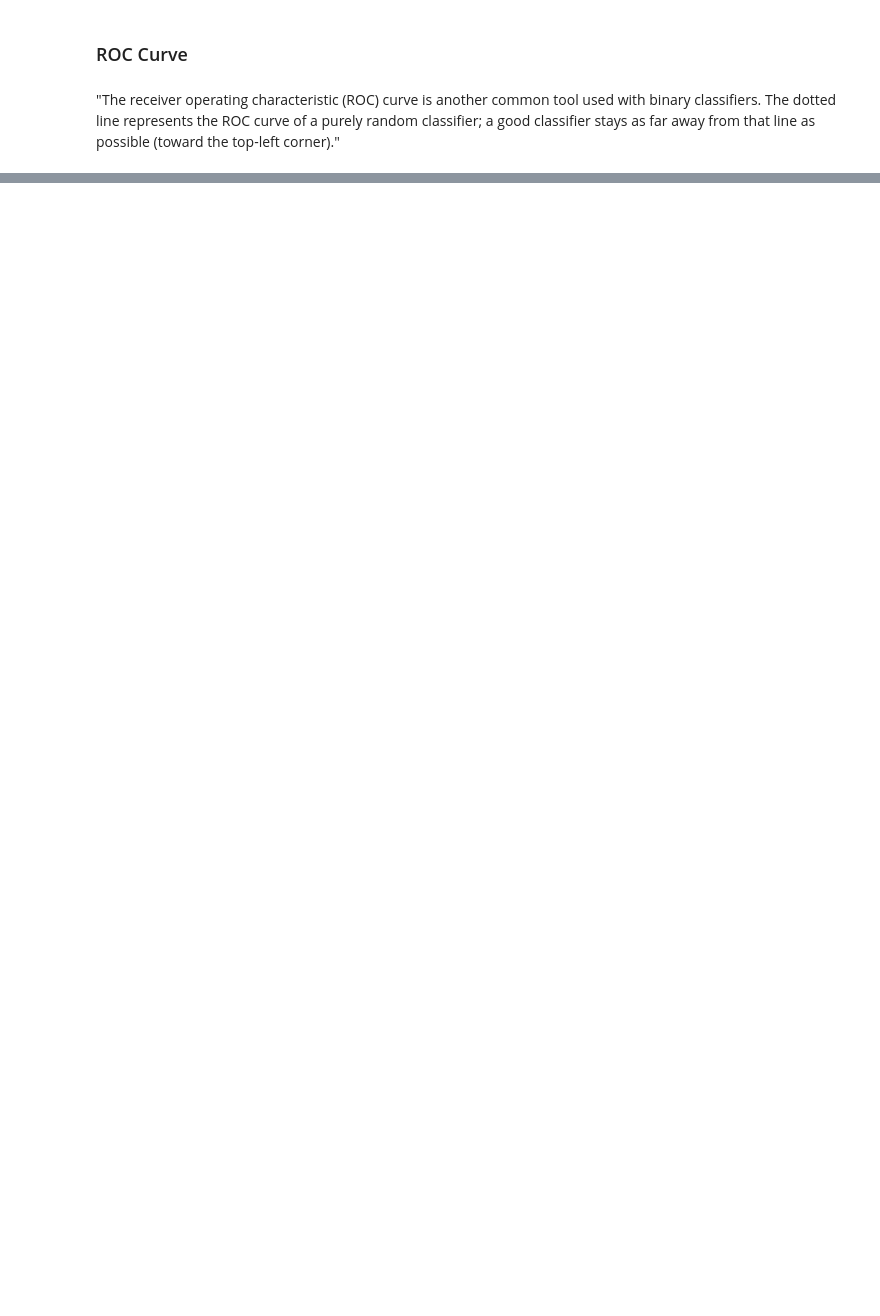
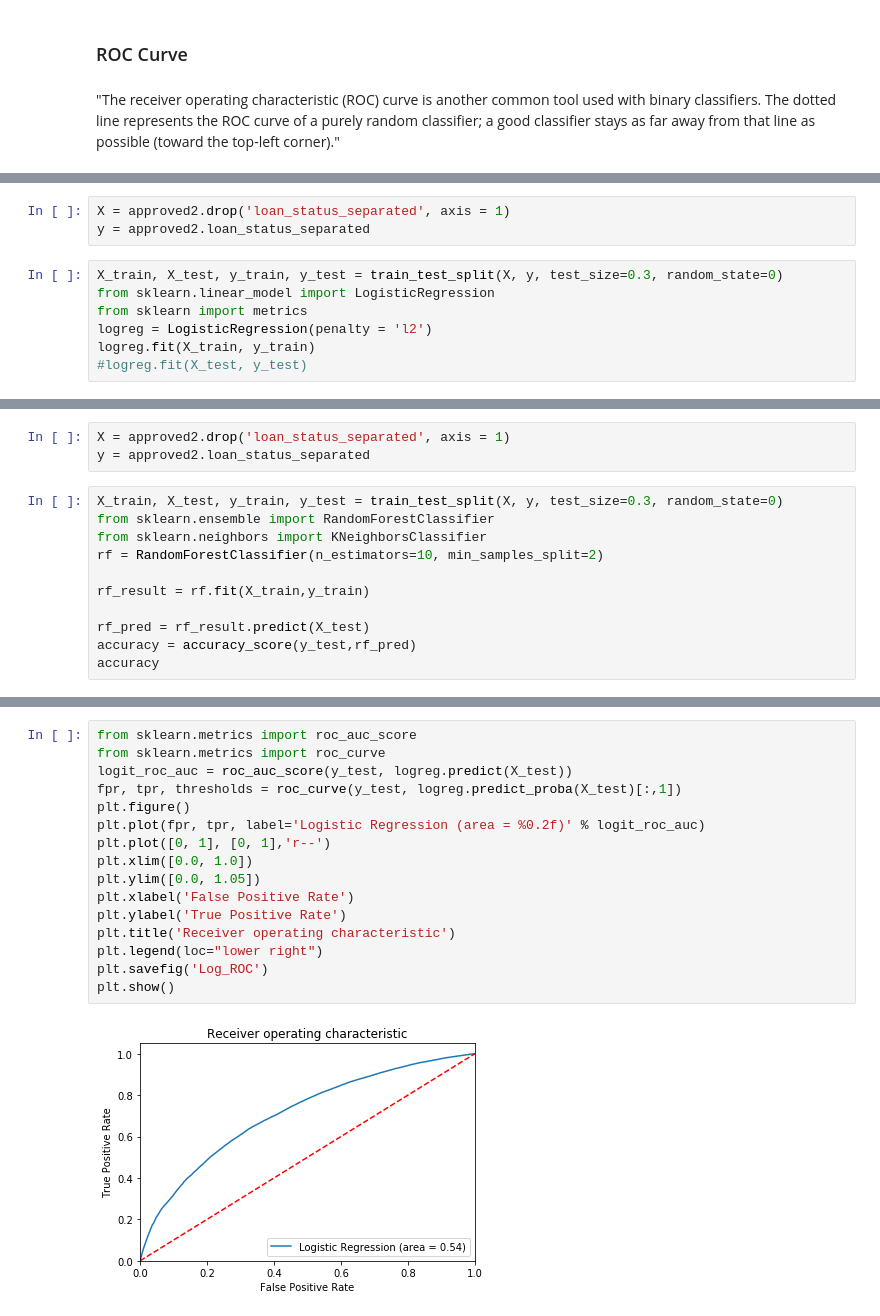
Before and after one commit to CFrensko/Capstone-2, a Jupyter notebook: Capstone Project 2 Lending Club Logistic Regression.ipynb, the cells around one changed output, grey strips where cells are left out. Cells and saved outputs as stored; diff of their text form; blank space fills up the shorter version.

```diff
--- a/Capstone Project 2 Lending Club Logistic Regression.ipynb
+++ b/Capstone Project 2 Lending Club Logistic Regression.ipynb
@@ -224,0 +281,10 @@ The AUC value lies between 0.5 to 1 where 0.5 denotes a bad classifer and 1 deno
+# %%
+X = approved2.drop('loan_status_separated', axis = 1)
+y = approved2.loan_status_separated
+# %%
+X_train, X_test, y_train, y_test = train_test_split(X, y, test_size=0.3, random_state=0)
+from sklearn.linear_model import LogisticRegression
+from sklearn import metrics
+logreg = LogisticRegression(penalty = 'l2')
+logreg.fit(X_train, y_train)
+#logreg.fit(X_test, y_test)
@@ -224,0 +320,14 @@ The AUC value lies between 0.5 to 1 where 0.5 denotes a bad classifer and 1 deno
+# %%
+X = approved2.drop('loan_status_separated', axis = 1)
+y = approved2.loan_status_separated
+# %%
+X_train, X_test, y_train, y_test = train_test_split(X, y, test_size=0.3, random_state=0)
+from sklearn.ensemble import RandomForestClassifier
+from sklearn.neighbors import KNeighborsClassifier
+rf = RandomForestClassifier(n_estimators=10, min_samples_split=2)
+
+rf_result = rf.fit(X_train,y_train)
+
+rf_pred = rf_result.predict(X_test)
+accuracy = accuracy_score(y_test,rf_pred)
+accuracy
@@ -224,0 +346,18 @@ The AUC value lies between 0.5 to 1 where 0.5 denotes a bad classifer and 1 deno
+# %%
+from sklearn.metrics import roc_auc_score
+from sklearn.metrics import roc_curve
+logit_roc_auc = roc_auc_score(y_test, logreg.predict(X_test))
+fpr, tpr, thresholds = roc_curve(y_test, logreg.predict_proba(X_test)[:,1])
+plt.figure()
+plt.plot(fpr, tpr, label='Logistic Regression (area = %0.2f)' % logit_roc_auc)
+plt.plot([0, 1], [0, 1],'r--')
+plt.xlim([0.0, 1.0])
+plt.ylim([0.0, 1.05])
+plt.xlabel('False Positive Rate')
+plt.ylabel('True Positive Rate')
+plt.title('Receiver operating characteristic')
+plt.legend(loc="lower right")
+plt.savefig('Log_ROC')
+plt.show()
+# %% [output]
+[figure, added]
```
Also changed, not shown: parts of 25 cells of this notebook.
